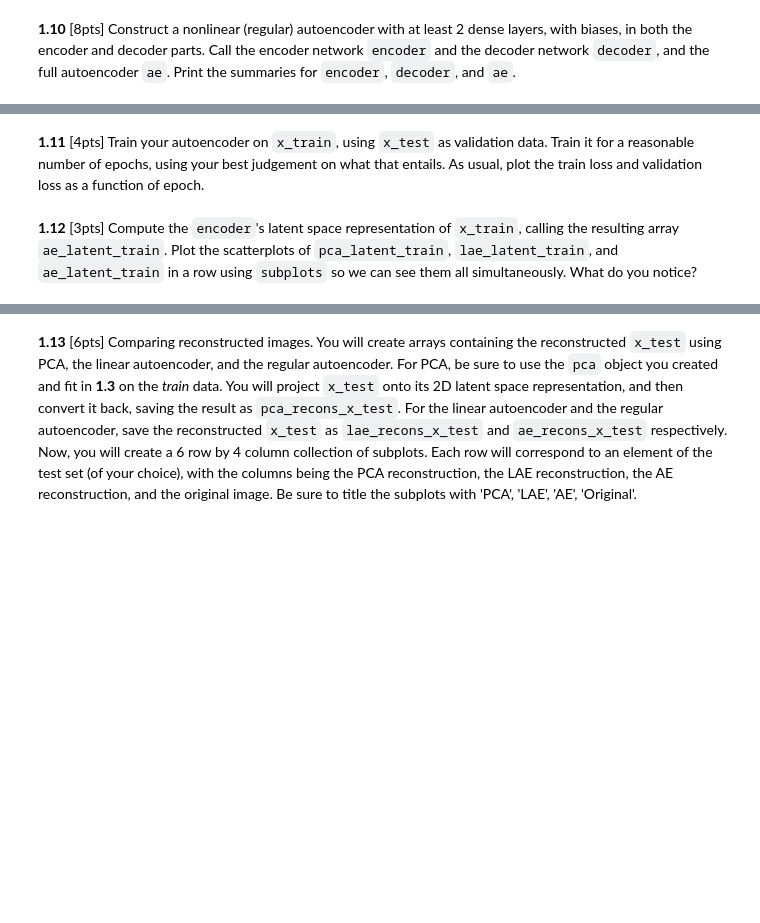
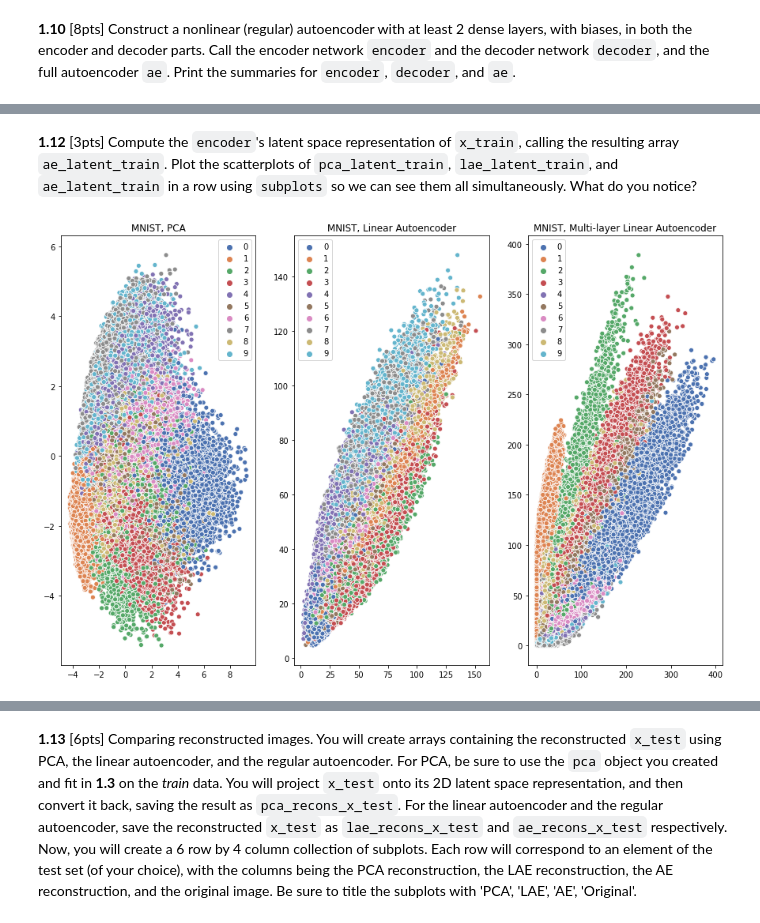
Before and after one commit to jackxxu/2020-CS109B, a Jupyter notebook: content/homeworks/hw05/notebook/cs109b-hw5-students.ipynb, the cells around one changed output, grey strips where cells are left out. Cells and saved outputs as stored; diff of their text form; code cells hidden in the pictures; blank space fills up the shorter version.

```diff
--- a/content/homeworks/hw05/notebook/cs109b-hw5-students.ipynb
+++ b/content/homeworks/hw05/notebook/cs109b-hw5-students.ipynb
@@ -257,4 +344,23 @@ i can't tell for sure, but it does seemt that PCA is able to
+# %% [markdown]
+**1.12** [3pts] Compute the `encoder`'s latent space representation of `x_train`, calling the resulting array `ae_latent_train`. Plot the scatterplots of `pca_latent_train`, `lae_latent_train`, and `ae_latent_train` in a row using `subplots` so we can see them all simultaneously. What do you notice?
+# %%
+# your code here
+
+f, (ax1, ax2, ax3) = plt.subplots(1,3,figsize=(15,10))
+sns.scatterplot(x=pca_latent_train[:,0], y=pca_latent_train[:,1], hue=y_train,
+                palette=sns.color_palette("deep", 10),  ax=ax1)
+ax1.set_title("MNIST, PCA");
+
+encoder_preds = encoder.predict(X_train_flat)
+sns.scatterplot(x=encoder_preds[:,0], y=encoder_preds[:,1], hue=y_train,
+                palette=sns.color_palette("deep", 10),  ax=ax2)
+ax2.set_title("MNIST, Linear Autoencoder");
+
+encoder_preds2 = encoder2.predict(X_train_flat)
+sns.scatterplot(x=encoder_preds2[:,0], y=encoder_preds2[:,1], hue=y_train,
+                palette=sns.color_palette("deep", 10),  ax=ax3)
+ax3.set_title("MNIST, Multi-layer Linear Autoencoder");
+# %% [output]
+[figure, added]
 # %%
 # your code here
-# %% [markdown]
-**1.11** [4pts] Train your autoencoder on `x_train`, using `x_test` as validation data. Train it for a reasonable number of epochs, using your best judgement on what that entails. As usual, plot the train loss and validation loss as a function of epoch.
@@ -265,2 +366,0 @@ i can't tell for sure, but it does seemt that PCA is able to
-# %% [markdown]
-**1.12** [3pts] Compute the `encoder`'s latent space representation of `x_train`, calling the resulting array `ae_latent_train`. Plot the scatterplots of `pca_latent_train`, `lae_latent_train`, and `ae_latent_train` in a row using `subplots` so we can see them all simultaneously. What do you notice?
```
Also changed, not shown: parts of 15 cells of this notebook.
